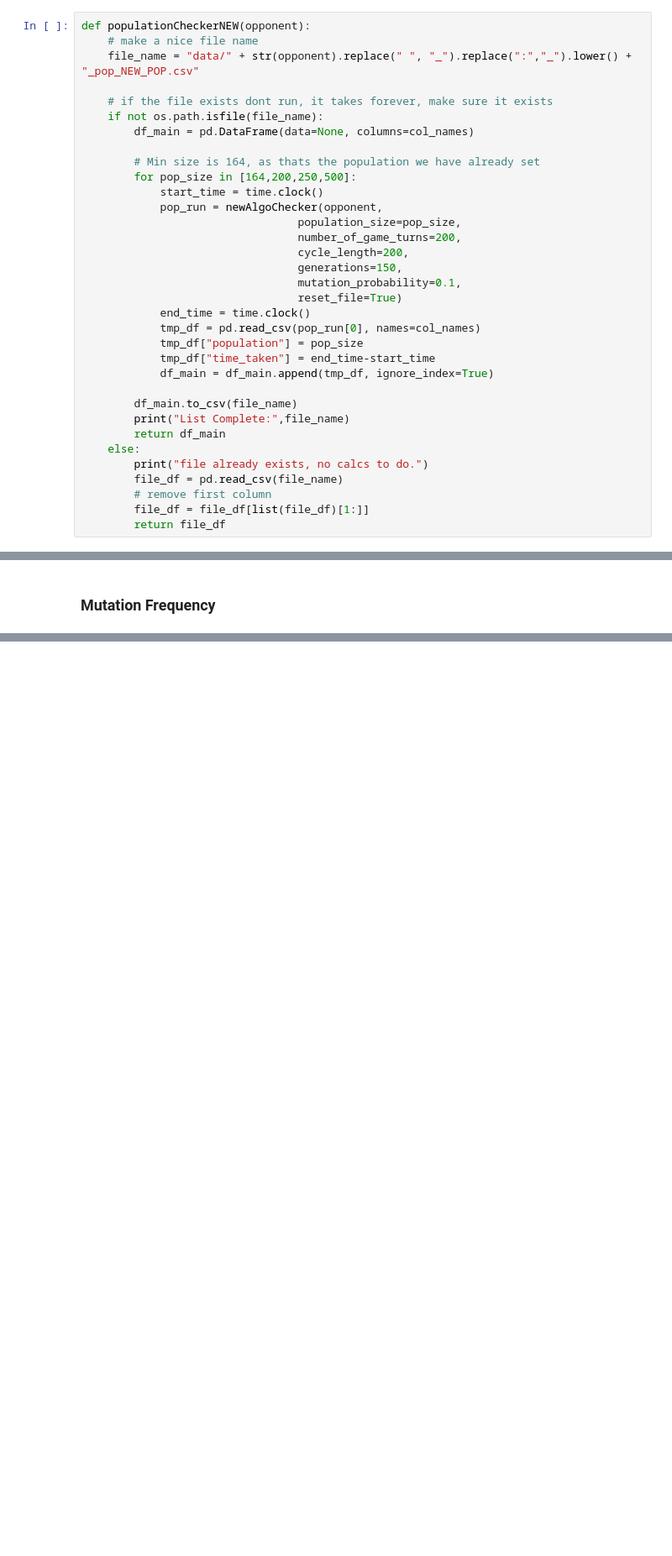
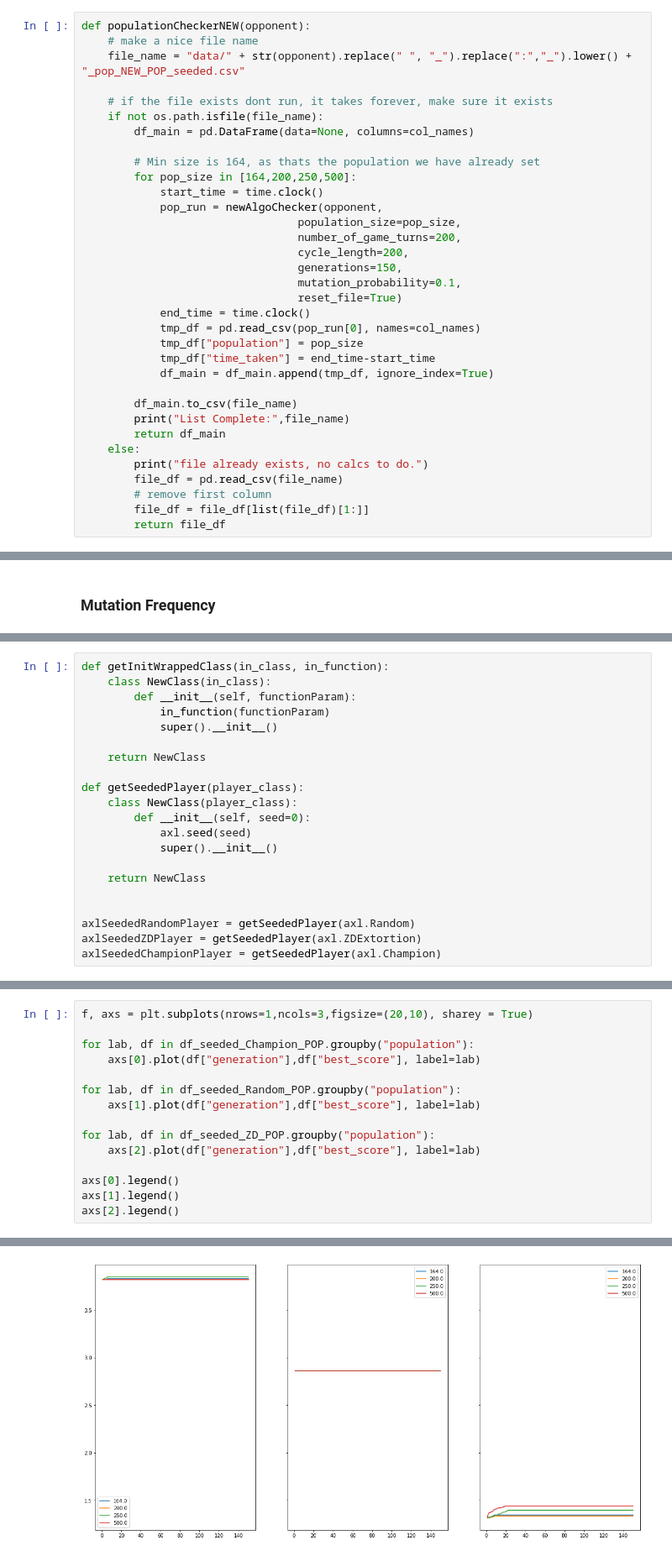
Before and after one commit to GitToby/FinalYearProject, a Jupyter notebook: code/notebooks/intro analysis.ipynb, the cells around one changed output, grey strips where cells are left out. Shown at 84% size. Cells and saved outputs as stored; diff of their text form; blank space fills up the shorter version.

```diff
--- a/code/notebooks/intro analysis.ipynb
+++ b/code/notebooks/intro analysis.ipynb
@@ -1024,7 +1031,7 @@ def newAlgoChecker(opponent, population_size=200, number_of_game_turns=200, cycl
 # %%
 def populationCheckerNEW(opponent):
     # make a nice file name
-    file_name = "data/" + str(opponent).replace(" ", "_").replace(":","_").lower() + "_pop_NEW_POP.csv"
+    file_name = "data/" + str(opponent).replace(" ", "_").replace(":","_").lower() + "_pop_NEW_POP_seeded.csv"
 
     # if the file exists dont run, it takes forever, make sure it exists
     if not os.path.isfile(file_name):
@@ -1411,0 +1382,21 @@ basic_gen_plot(mut_freq_dict_NEW,"mutation_frequency")
+# %%
+def getInitWrappedClass(in_class, in_function):
+    class NewClass(in_class):
+        def __init__(self, functionParam):
+            in_function(functionParam)
+            super().__init__()
+
+    return NewClass
+
+def getSeededPlayer(player_class):
+    class NewClass(player_class):
+        def __init__(self, seed=0):
+            axl.seed(seed)
+            super().__init__()
+
+    return NewClass
+
+
+axlSeededRandomPlayer = getSeededPlayer(axl.Random)
+axlSeededZDPlayer = getSeededPlayer(axl.ZDExtortion)
+axlSeededChampionPlayer = getSeededPlayer(axl.Champion)
@@ -1411,0 +1420,16 @@ basic_gen_plot(mut_freq_dict_NEW,"mutation_frequency")
+# %%
+f, axs = plt.subplots(nrows=1,ncols=3,figsize=(20,10), sharey = True)
+
+for lab, df in df_seeded_Champion_POP.groupby("population"):
+    axs[0].plot(df["generation"],df["best_score"], label=lab)
+
+for lab, df in df_seeded_Random_POP.groupby("population"):
+    axs[1].plot(df["generation"],df["best_score"], label=lab)
+
+for lab, df in df_seeded_ZD_POP.groupby("population"):
+    axs[2].plot(df["generation"],df["best_score"], label=lab)
+
+axs[0].legend()
+axs[1].legend()
+axs[2].legend()
+# %% [output]
@@ -1411,0 +1437 @@ basic_gen_plot(mut_freq_dict_NEW,"mutation_frequency")
+[figure, added]
```
Also changed, not shown: parts of 24 cells of this notebook, 3 other files.
